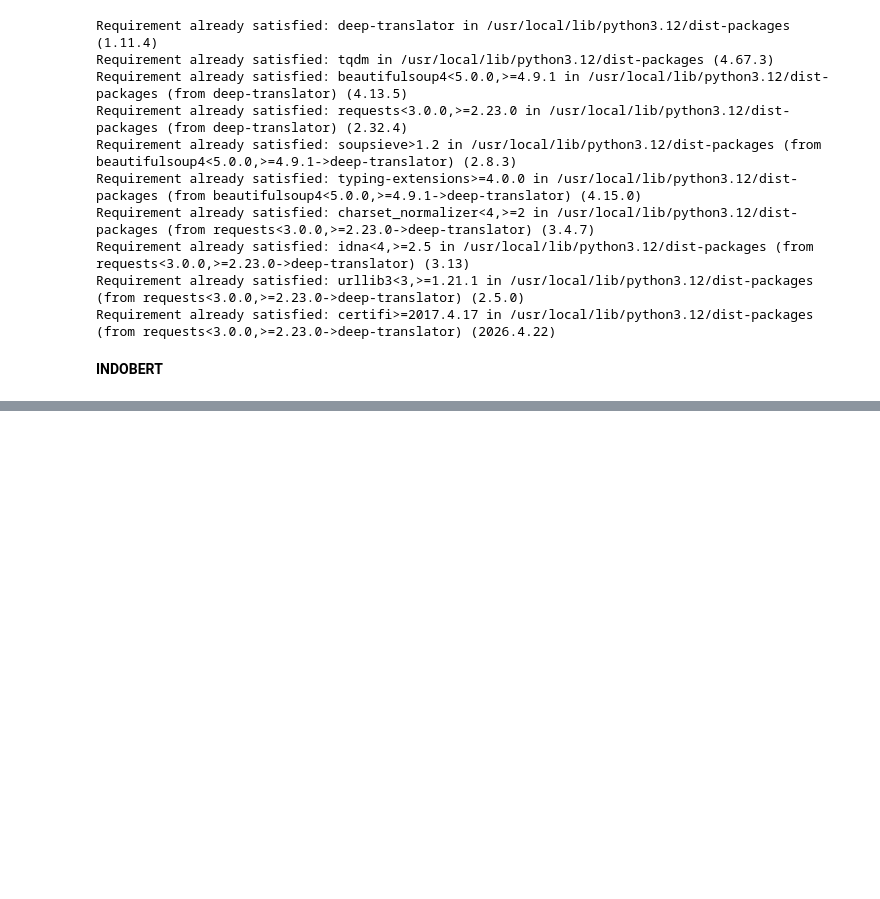
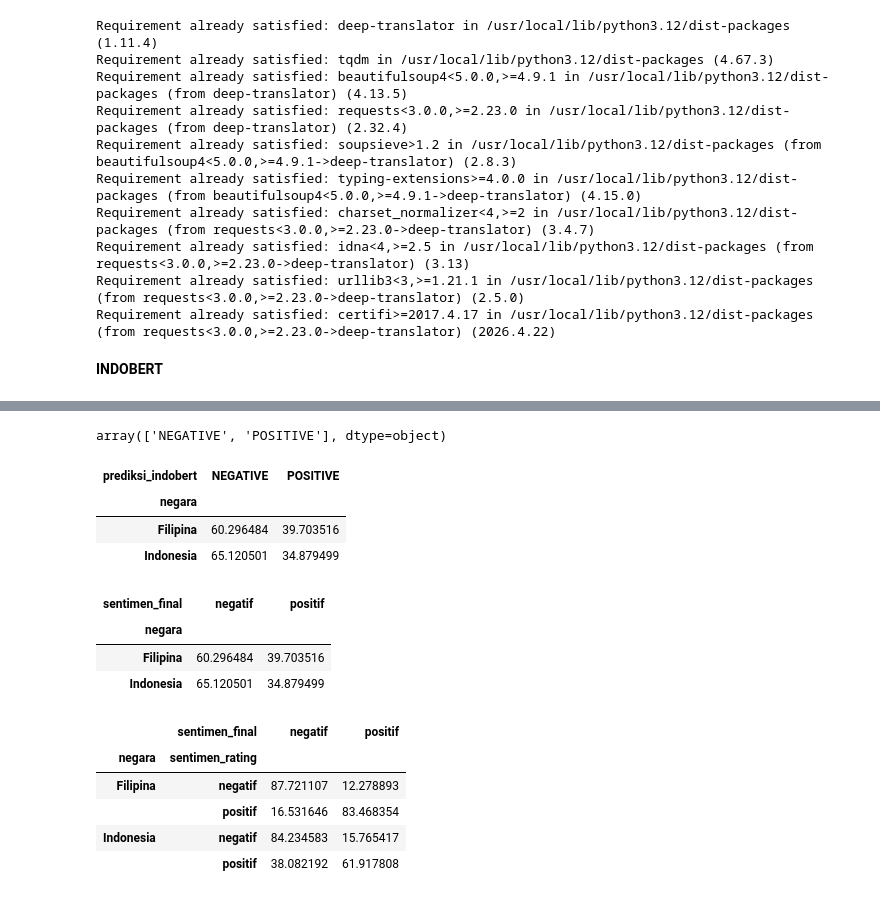
Before and after one commit to Desichh/BIG-DATA, a Jupyter notebook: PROJECT BIG DATA/Notebook Final (42.791 Data).ipynb, the cells around one changed output, grey strips where cells are left out. Saved outputs shown, nothing was run; the diff lists cells and outputs as text; code cells hidden in the pictures; blank space fills up the shorter version.

```diff
--- a/PROJECT BIG DATA/Notebook Final (42.791 Data).ipynb
+++ b/PROJECT BIG DATA/Notebook Final (42.791 Data).ipynb
@@ -336,0 +376,25 @@ df.to_csv("mlbb_review_translated.csv", index=False)
+# %%
+from tqdm import tqdm
+
+# Ambil teks review
+texts = df_1['review_translate'].fillna("").astype(str).tolist()
+
+batch_size = 32
+predictions = []
+
+# Prediksi IndoBERT per batch
+for i in tqdm(range(0, len(texts), batch_size)):
+    batch = texts[i:i+batch_size]
+
+    results = sentiment(
+        batch,
+        truncation=True,   # otomatis potong >512 token
+        padding=True,
+        max_length=512     # Menambahkan max_length untuk memastikan input tidak melebihi batas model
+    )
+
+    for r in results:
+        predictions.append(r['label'])
+
+# Simpan hasil ke dataframe
+df_1['prediksi_indobert'] = predictions
@@ -336,0 +410,11 @@ df.to_csv("mlbb_review_translated.csv", index=False)
+# %%
+df_1['prediksi_indobert'].unique()
+# %% [output]
+array(['NEGATIVE', 'POSITIVE'], dtype=object)
+# %%
+pd.crosstab(df_1['negara'], df_1['prediksi_indobert'], normalize='index') * 100
+# %% [output]
+| prediksi_indobert | NEGATIVE | POSITIVE |
+| negara |  |  |
+| Filipina | 60.296484 | 39.703516 |
+| Indonesia | 65.120501 | 34.879499 |
@@ -336,0 +431,20 @@ df.to_csv("mlbb_review_translated.csv", index=False)
+# %%
+pd.crosstab(df_1['negara'], df_1['sentimen_final'], normalize='index') * 100
+# %% [output]
+| sentimen_final | negatif | positif |
+| negara |  |  |
+| Filipina | 60.296484 | 39.703516 |
+| Indonesia | 65.120501 | 34.879499 |
+# %%
+pd.crosstab(
+    [df_1['negara'], df_1['sentimen_rating']],
+    df_1['sentimen_final'],
+    normalize='index'
+) * 100
+# %% [output]
+|  | sentimen_final | negatif | positif |
+| negara | sentimen_rating |  |  |
+| Filipina | negatif | 87.721107 | 12.278893 |
+|  | positif | 16.531646 | 83.468354 |
+| Indonesia | negatif | 84.234583 | 15.765417 |
+|  | positif | 38.082192 | 61.917808 |
```
Also changed, not shown: parts of 10 cells of this notebook.
